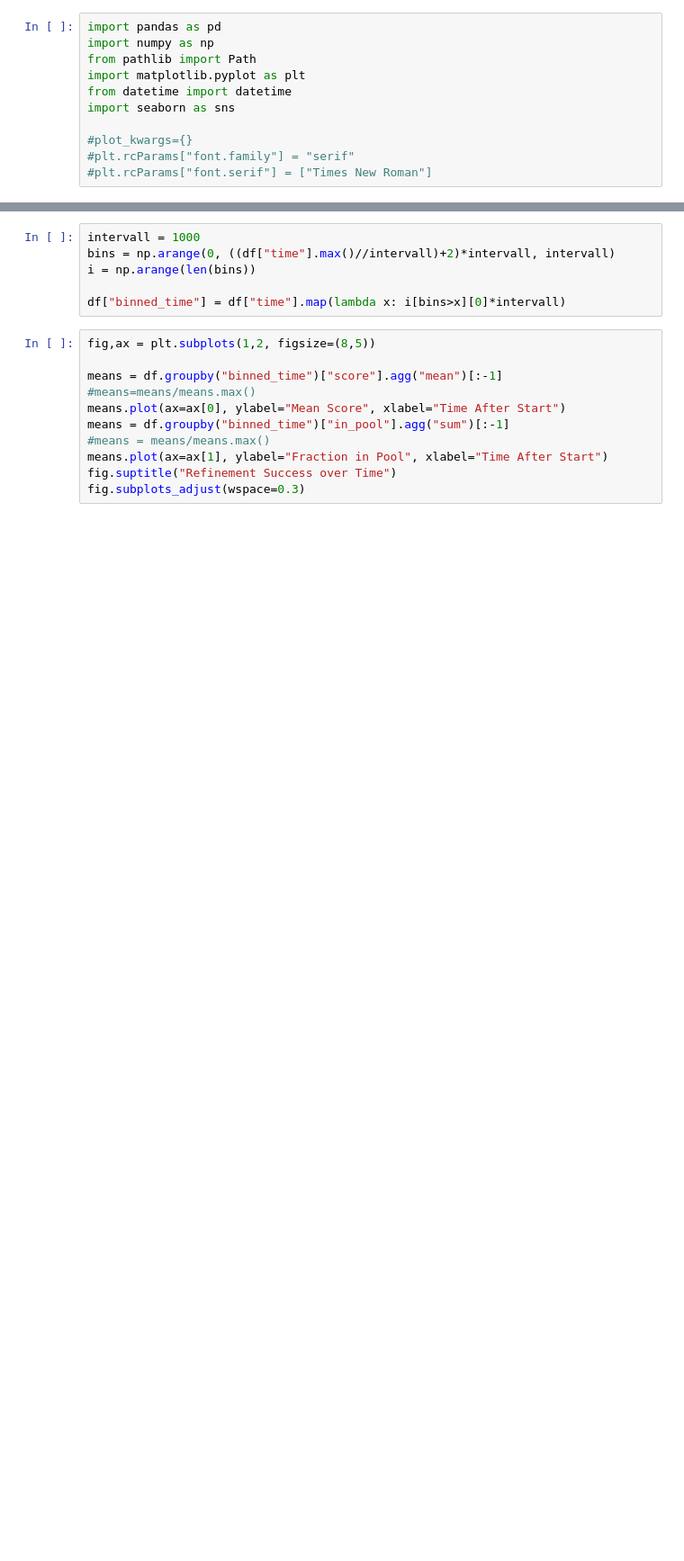
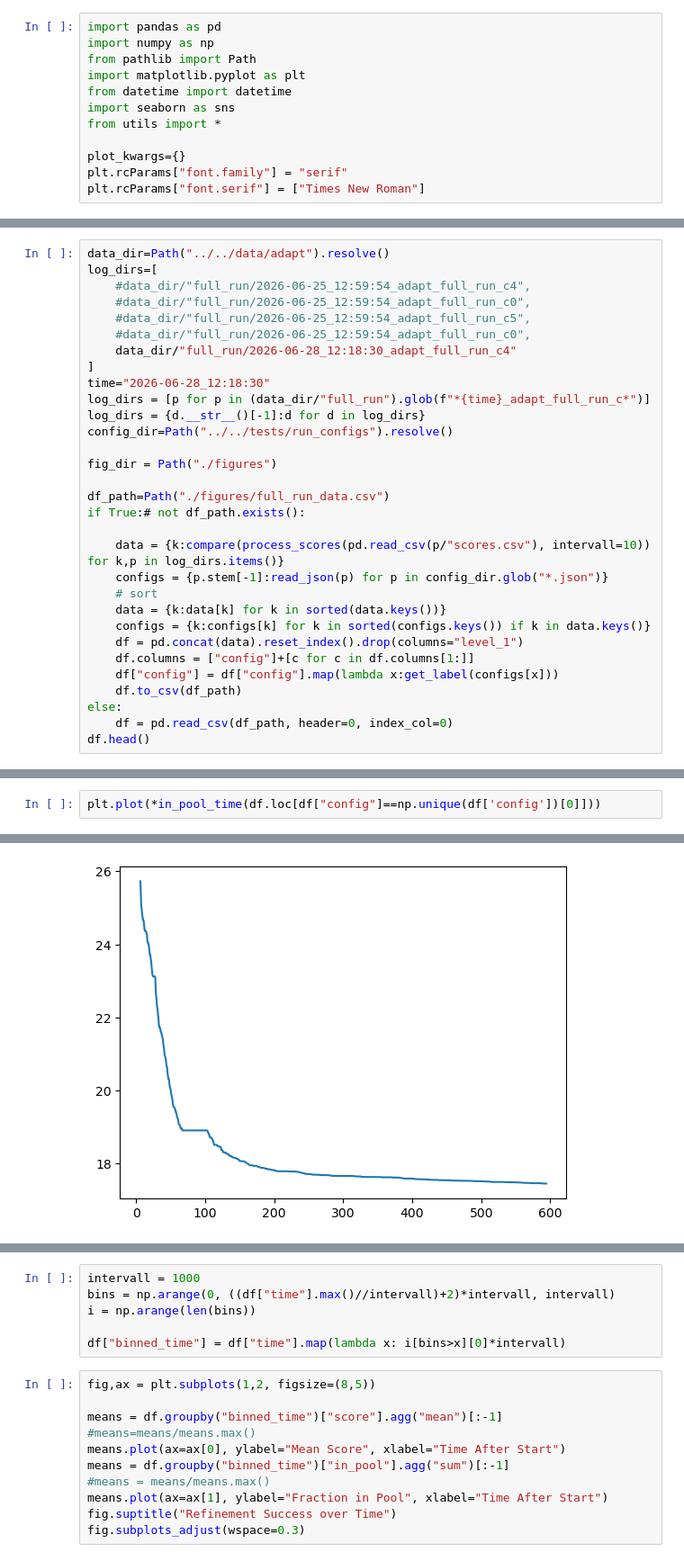
Before and after one commit to NTBiotech/flexcraft, a Jupyter notebook: notebooks/adapt/full_run_analysis.ipynb, the cells around one changed output, grey strips where cells are left out. Shown at 90% size. Drawn from its saved outputs; the diff is of its cells as text; blank space fills up the shorter version.

```diff
--- a/notebooks/adapt/full_run_analysis.ipynb
+++ b/notebooks/adapt/full_run_analysis.ipynb
@@ -5,7 +5,8 @@ from pathlib import Path
 import matplotlib.pyplot as plt
 from datetime import datetime
 import seaborn as sns
+from utils import *
 
-#plot_kwargs={}
-#plt.rcParams["font.family"] = "serif"
-#plt.rcParams["font.serif"] = ["Times New Roman"]
+plot_kwargs={}
+plt.rcParams["font.family"] = "serif"
+plt.rcParams["font.serif"] = ["Times New Roman"]
@@ -11,0 +67,31 @@ import seaborn as sns
+# %%
+data_dir=Path("../../data/adapt").resolve()
+log_dirs=[
+    #data_dir/"full_run/2026-06-25_12:59:54_adapt_full_run_c4",
+    #data_dir/"full_run/2026-06-25_12:59:54_adapt_full_run_c0",
+    #data_dir/"full_run/2026-06-25_12:59:54_adapt_full_run_c5",
+    #data_dir/"full_run/2026-06-25_12:59:54_adapt_full_run_c0",
+    data_dir/"full_run/2026-06-28_12:18:30_adapt_full_run_c4"
+]
+time="2026-06-28_12:18:30"
+log_dirs = [p for p in (data_dir/"full_run").glob(f"*{time}_adapt_full_run_c*")]
+log_dirs = {d.__str__()[-1]:d for d in log_dirs}
+config_dir=Path("../../tests/run_configs").resolve()
+
+fig_dir = Path("./figures")
+
+df_path=Path("./figures/full_run_data.csv")
+if True:# not df_path.exists():
+
+    data = {k:compare(process_scores(pd.read_csv(p/"scores.csv"), intervall=10)) for k,p in log_dirs.items()}
+    configs = {p.stem[-1]:read_json(p) for p in config_dir.glob("*.json")}
+    # sort
+    data = {k:data[k] for k in sorted(data.keys())}
+    configs = {k:configs[k] for k in sorted(configs.keys()) if k in data.keys()}
+    df = pd.concat(data).reset_index().drop(columns="level_1")
+    df.columns = ["config"]+[c for c in df.columns[1:]]
+    df["config"] = df["config"].map(lambda x:get_label(configs[x]))
+    df.to_csv(df_path)
+else:
+    df = pd.read_csv(df_path, header=0, index_col=0)
+df.head()
@@ -11,0 +107,3 @@ import seaborn as sns
+# %%
+plt.plot(*in_pool_time(df.loc[df["config"]==np.unique(df['config'])[0]]))
+# %% [output]
@@ -11,0 +128 @@ import seaborn as sns
+[figure, added]
```
Also changed, not shown: parts of 20 cells of this notebook, 25 other files.
